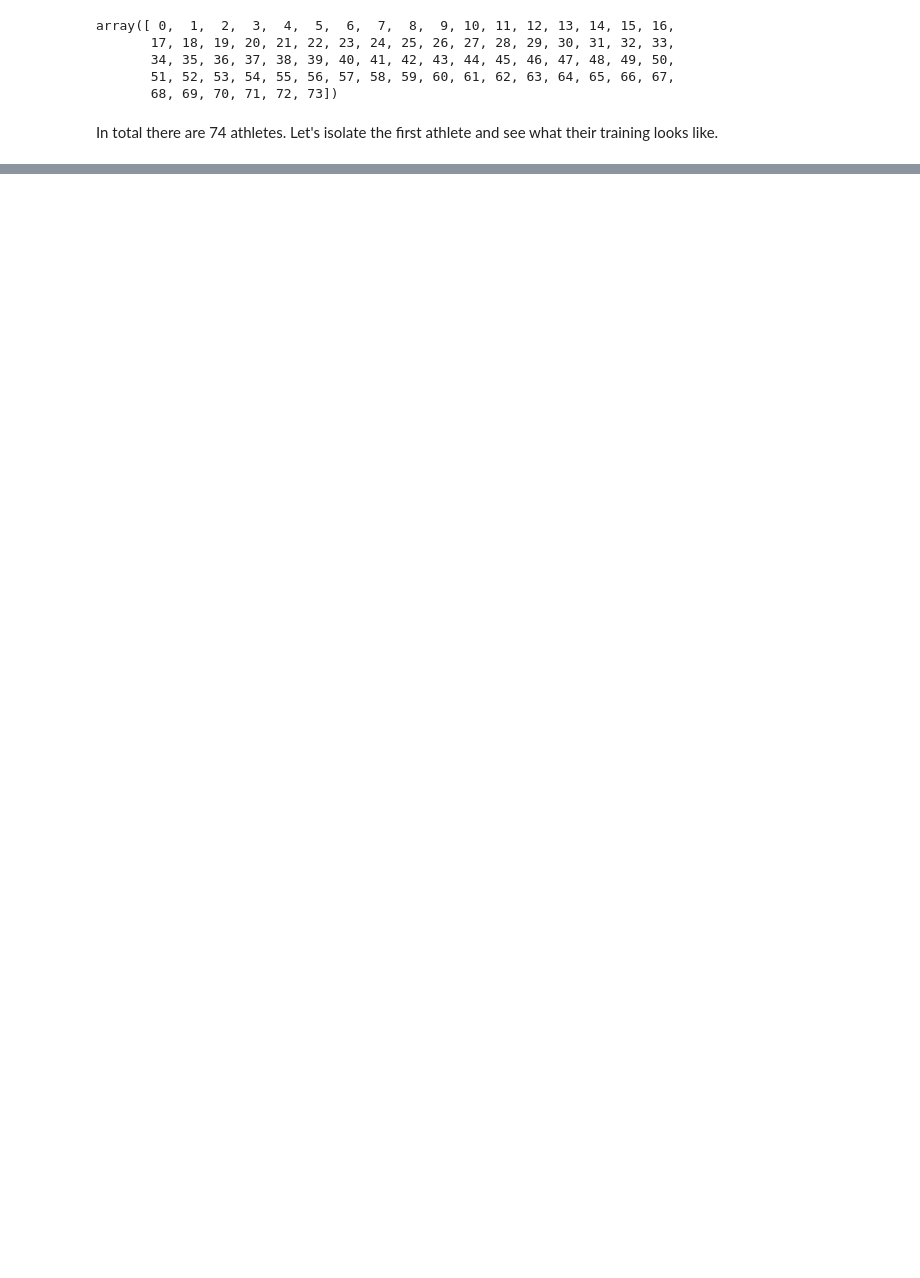
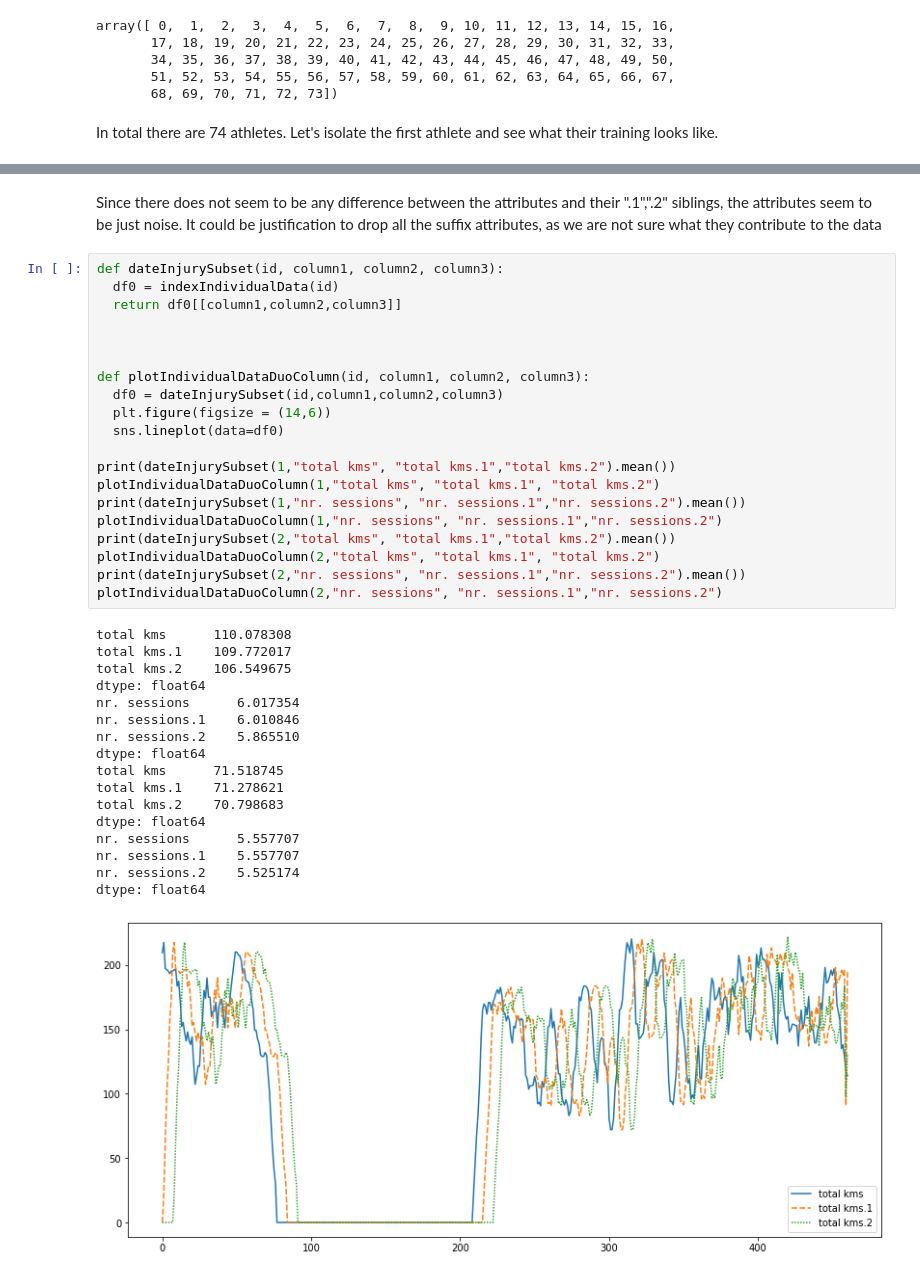
Before and after one commit to AmanPatel117/Injury-In-Runners-Data-Science-Project, a Jupyter notebook: running-injury-prediction.ipynb, the cells around one changed output, grey strips where cells are left out. Drawn from its saved outputs; the diff is of its cells as text; blank space fills up the shorter version.

```diff
--- a/running-injury-prediction.ipynb
+++ b/running-injury-prediction.ipynb
@@ -333,0 +222,41 @@ The KNN model seems optimal to try as our goal is to predict wether someone is i
+# %% [markdown]
+
+Since there does not seem to be any difference between the attributes and their ".1",".2" siblings, the attributes seem to be just noise. It could be justification to drop all the suffix attributes, as we are not sure what they contribute to the data
+# %%
+def dateInjurySubset(id, column1, column2, column3):
+  df0 = indexIndividualData(id)
+  return df0[[column1,column2,column3]]
+
+
+
+def plotIndividualDataDuoColumn(id, column1, column2, column3):
+  df0 = dateInjurySubset(id,column1,column2,column3)
+  plt.figure(figsize = (14,6))
+  sns.lineplot(data=df0)
+
+print(dateInjurySubset(1,"total kms", "total kms.1","total kms.2").mean())
+plotIndividualDataDuoColumn(1,"total kms", "total kms.1", "total kms.2")
+print(dateInjurySubset(1,"nr. sessions", "nr. sessions.1","nr. sessions.2").mean())
+plotIndividualDataDuoColumn(1,"nr. sessions", "nr. sessions.1","nr. sessions.2")
+print(dateInjurySubset(2,"total kms", "total kms.1","total kms.2").mean())
+plotIndividualDataDuoColumn(2,"total kms", "total kms.1", "total kms.2")
+print(dateInjurySubset(2,"nr. sessions", "nr. sessions.1","nr. sessions.2").mean())
+plotIndividualDataDuoColumn(2,"nr. sessions", "nr. sessions.1","nr. sessions.2")
+# %% [output]
+total kms      110.078308
+total kms.1    109.772017
+total kms.2    106.549675
+dtype: float64
+nr. sessions      6.017354
+nr. sessions.1    6.010846
+nr. sessions.2    5.865510
+dtype: float64
+total kms      71.518745
+total kms.1    71.278621
+total kms.2    70.798683
+dtype: float64
+nr. sessions      5.557707
+nr. sessions.1    5.557707
+nr. sessions.2    5.525174
+dtype: float64
+[figure, added]
```
Also changed, not shown: parts of 43 cells of this notebook.
